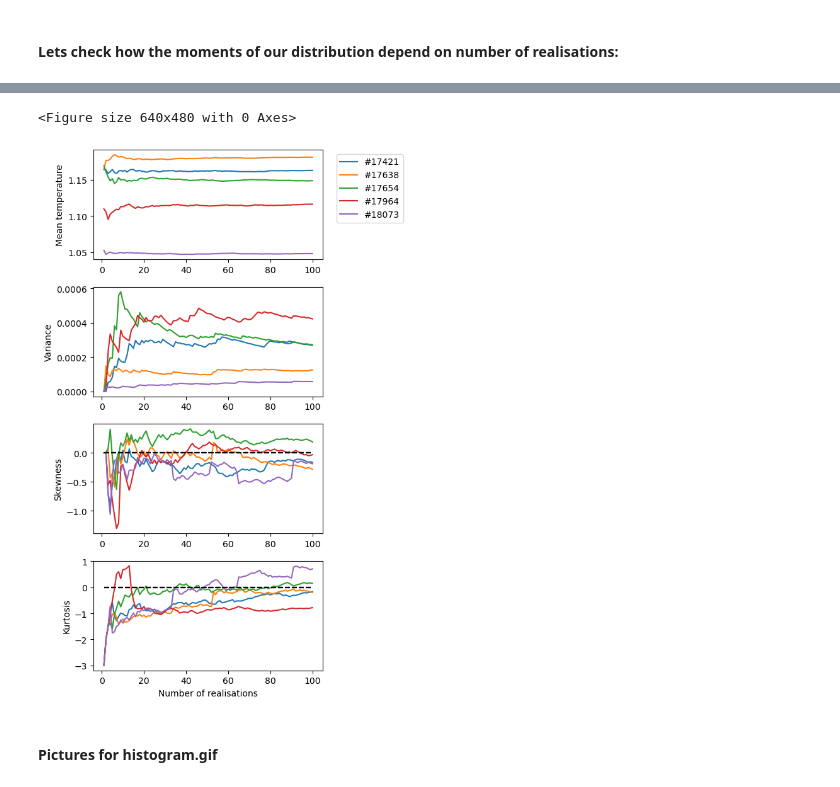
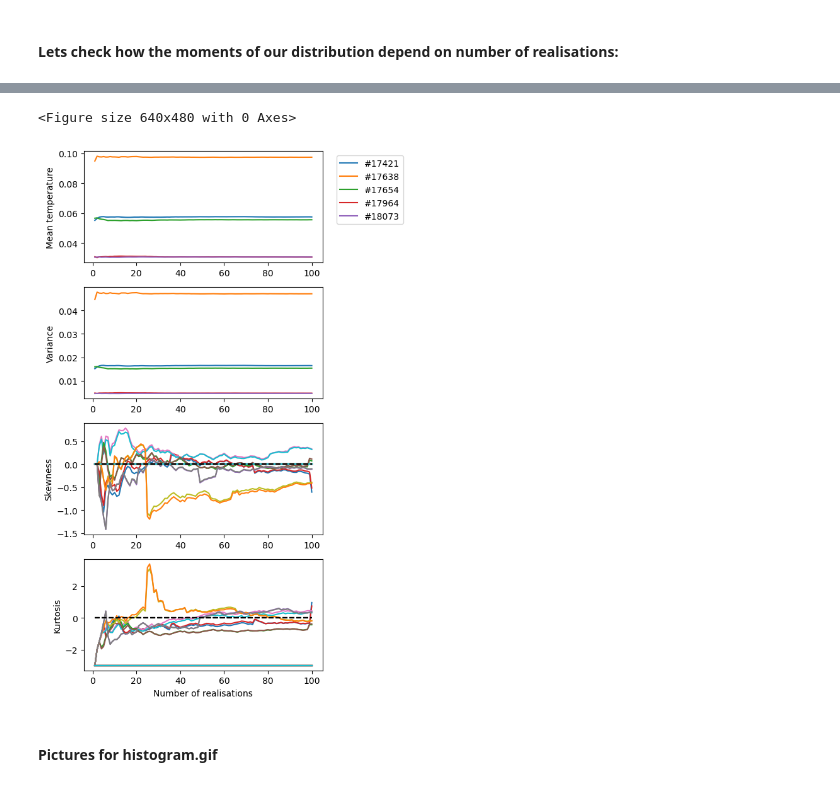
Before and after one commit to pi4imu/magneticum, a Jupyter notebook: spectra_magneticum.ipynb, the cells around one changed output, grey strips where cells are left out. Drawn from its saved outputs; the diff is of its cells as text; code cells hidden in the pictures.

```diff
--- a/spectra_magneticum.ipynb
+++ b/spectra_magneticum.ipynb
@@ -1452,7 +1435,7 @@ for CL_NUMBER in tqdm(clusters.index[-10:-5]):
         Ts = create_spectrum_and_fit_it(CL_NUMBER, borders=[0.4, 7.0], BACKGROUND=False, inside_radius=1,
                                     Xplot=False, plot=False)
 
-        temps.append(Ts[2])
+        temps.append(Ts[1])
         #print(temps)
 
         mean = np.mean(temps)
@@ -1520,5 +1501,5 @@ plt.show()
 <Figure size 640x480 with 0 Axes>
-[figure, old version]
+[figure, new version]
 # %% [markdown]
 #### Pictures for histogram.gif
 # %%
```
Also changed, not shown: parts of 2 cells of this notebook, 5 other files.
